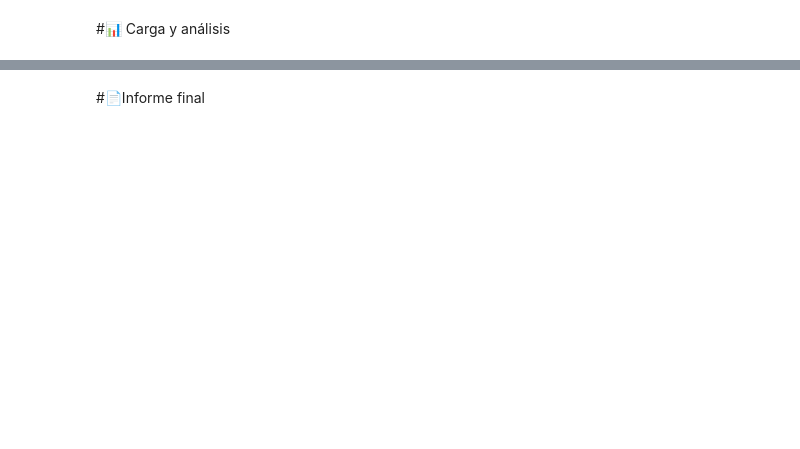
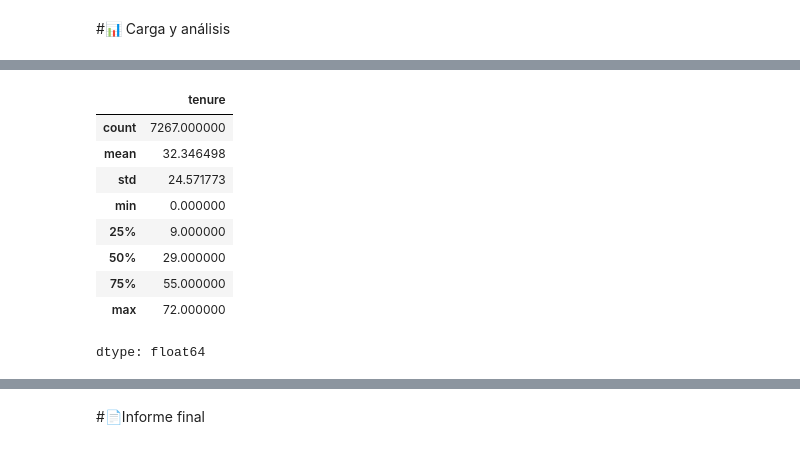
Before and after one commit to aldair27-c/TelecomX_LATAM, a Jupyter notebook: TelecomX_LATAM.ipynb, the cells around one changed output, grey strips where cells are left out. Drawn from its saved outputs; the diff is of its cells as text; code cells hidden in the pictures; blank space fills up the shorter version.

```diff
--- a/TelecomX_LATAM.ipynb
+++ b/TelecomX_LATAM.ipynb
@@ -204,0 +249,13 @@ dtype: int64
+# %%
+df_final['tenure'].describe()
+# %% [output]
+|  | tenure |
+| count | 7267.000000 |
+| mean | 32.346498 |
+| std | 24.571773 |
+| min | 0.000000 |
+| 25% | 9.000000 |
+| 50% | 29.000000 |
+| 75% | 55.000000 |
+| max | 72.000000 |
+dtype: float64
```
Also changed, not shown: parts of 10 cells of this notebook.
